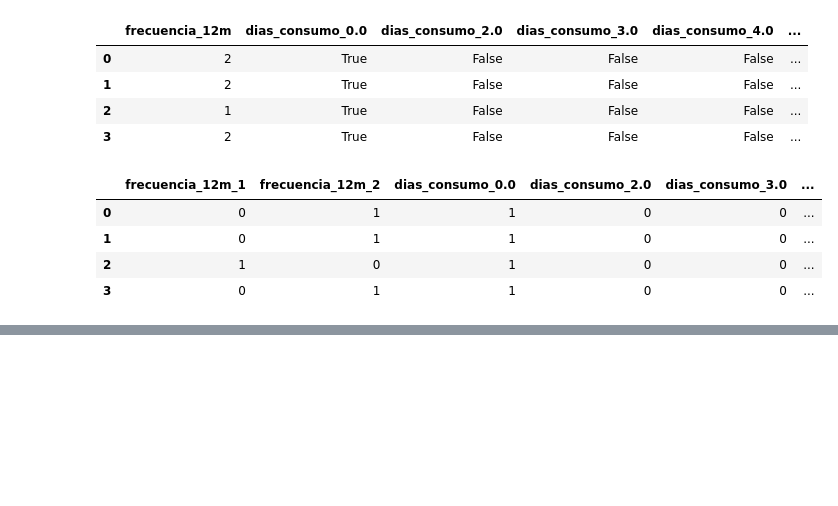
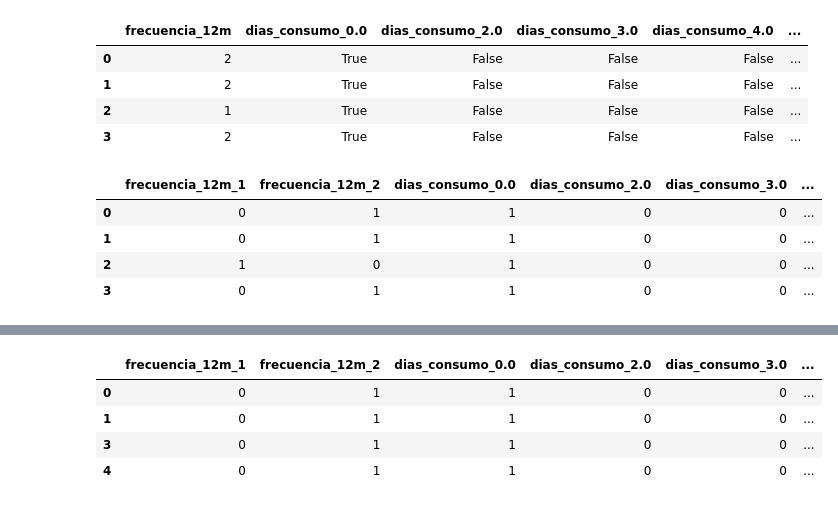
Before and after one commit to dubanmojica/programacion1, a Jupyter notebook: proyecto_de_programacion_28_de_mayo.ipynb, the cells around one changed output, grey strips where cells are left out. Saved outputs shown, nothing was run; the diff lists cells and outputs as text; code cells hidden in the pictures; blank space fills up the shorter version.

```diff
--- a/proyecto_de_programacion_28_de_mayo.ipynb
+++ b/proyecto_de_programacion_28_de_mayo.ipynb
@@ -322,0 +513,9 @@ dataf.head(4)
+# %%
+df_filtrado = dataf[(dataf['consumo_30d_0.0'] != 0)]
+df_filtrado.head(4)
+# %% [output]
+|  | frecuencia_12m_1 | frecuencia_12m_2 | dias_consumo_0.0 | dias_consumo_2.0 | dias_consumo_3.0 | ... |
+| 0 | 0 | 1 | 1 | 0 | 0 | ... |
+| 1 | 0 | 1 | 1 | 0 | 0 | ... |
+| 3 | 0 | 1 | 1 | 0 | 0 | ... |
+| 4 | 0 | 1 | 1 | 0 | 0 | ... |
```
Also changed, not shown: parts of 35 cells of this notebook.
